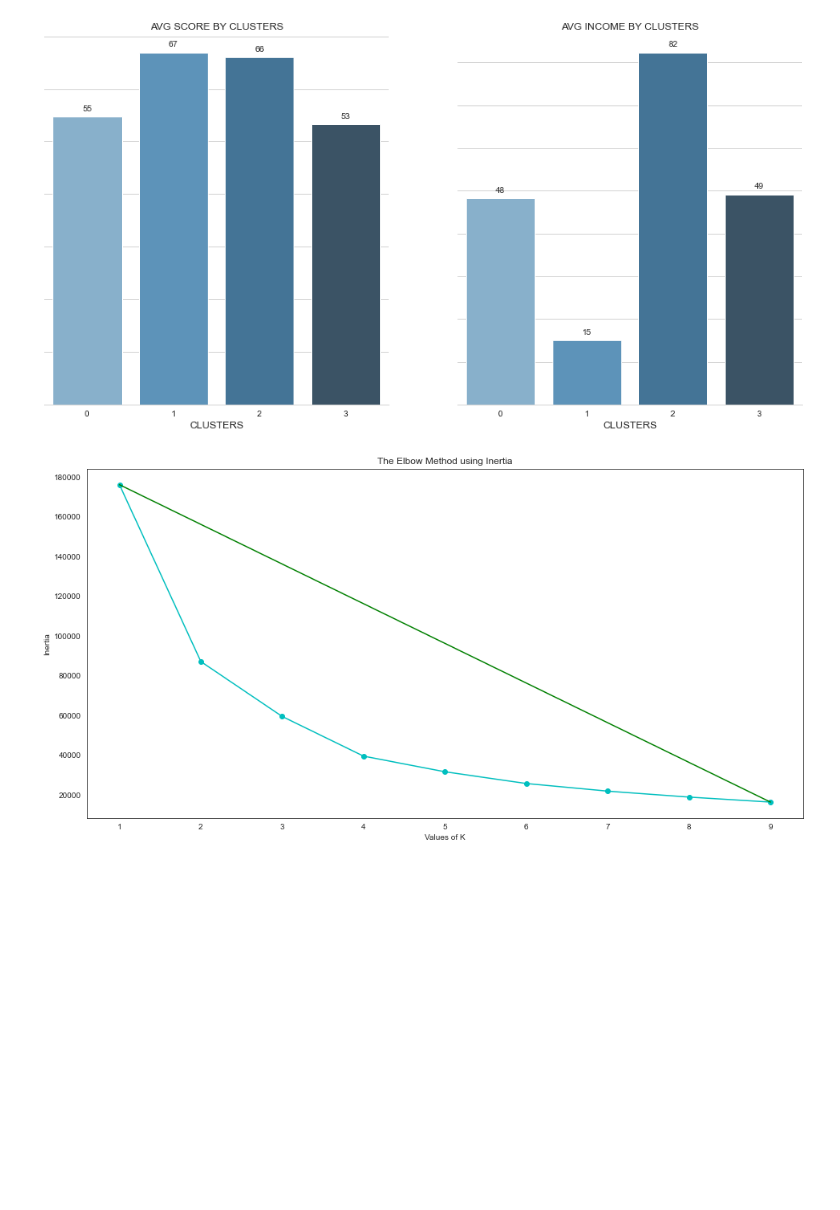
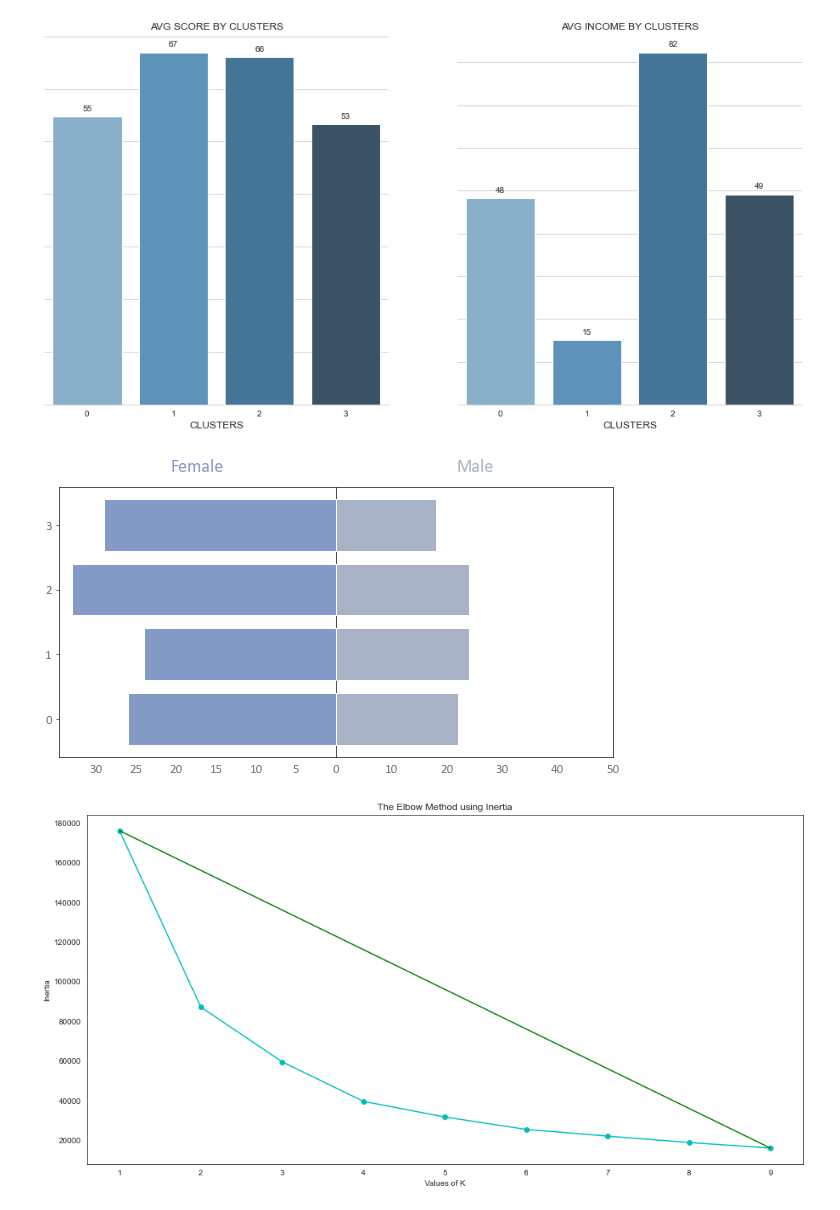
Before and after one commit to matsuch/Mall-Costumer-Segmentation, a Jupyter notebook: Mall-Costumer-Segmentation.ipynb, the cells around one changed output. Drawn from its saved outputs; the diff is of its cells as text; code cells hidden in the pictures; blank space fills up the shorter version.

```diff
--- a/Mall-Costumer-Segmentation.ipynb
+++ b/Mall-Costumer-Segmentation.ipynb
@@ -476,12 +546,16 @@ plots(clustering_income_score)
 score_age_data = df[['AGE', 'SPENDING_SCORE']].to_numpy()
 
 #call function
-clustering_score_age, centroids = two_dimensional_clustering(score_age_data, 10, df['AGE'], df['SPENDING_SCORE'])
+clustering_score_age, clustering_score_age_grouped, centroids = two_dimensional_clustering(score_age_data, 10, df['AGE'], df['SPENDING_SCORE'])
 plots(clustering_score_age)
 # %% [output]
 [figure]
 [figure]
 [figure]
+# %%
+plots_2(clustering_score_age_grouped)
+# %% [output]
+[figure, added]
 # %%
 #numpy array
 income_age_data = df[['AGE', 'ANNUAL_INCOME']].to_numpy()
```
Also changed, not shown: parts of 6 cells of this notebook.
